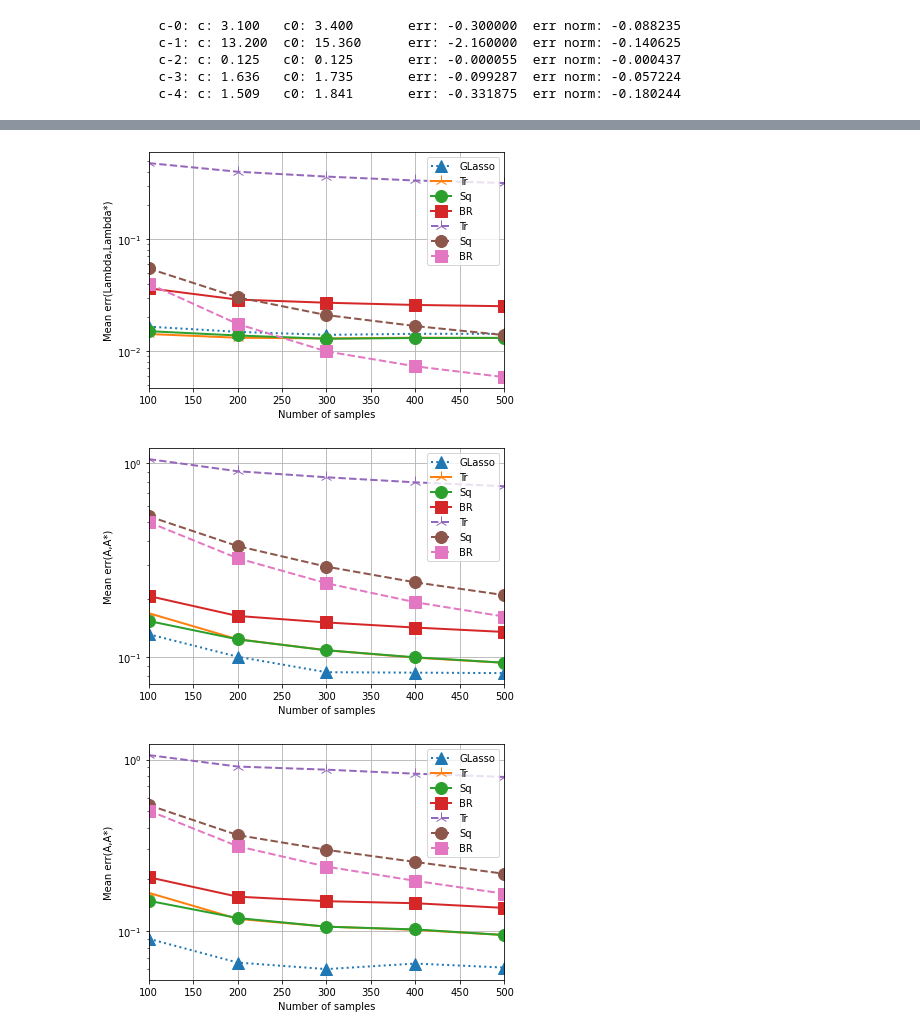
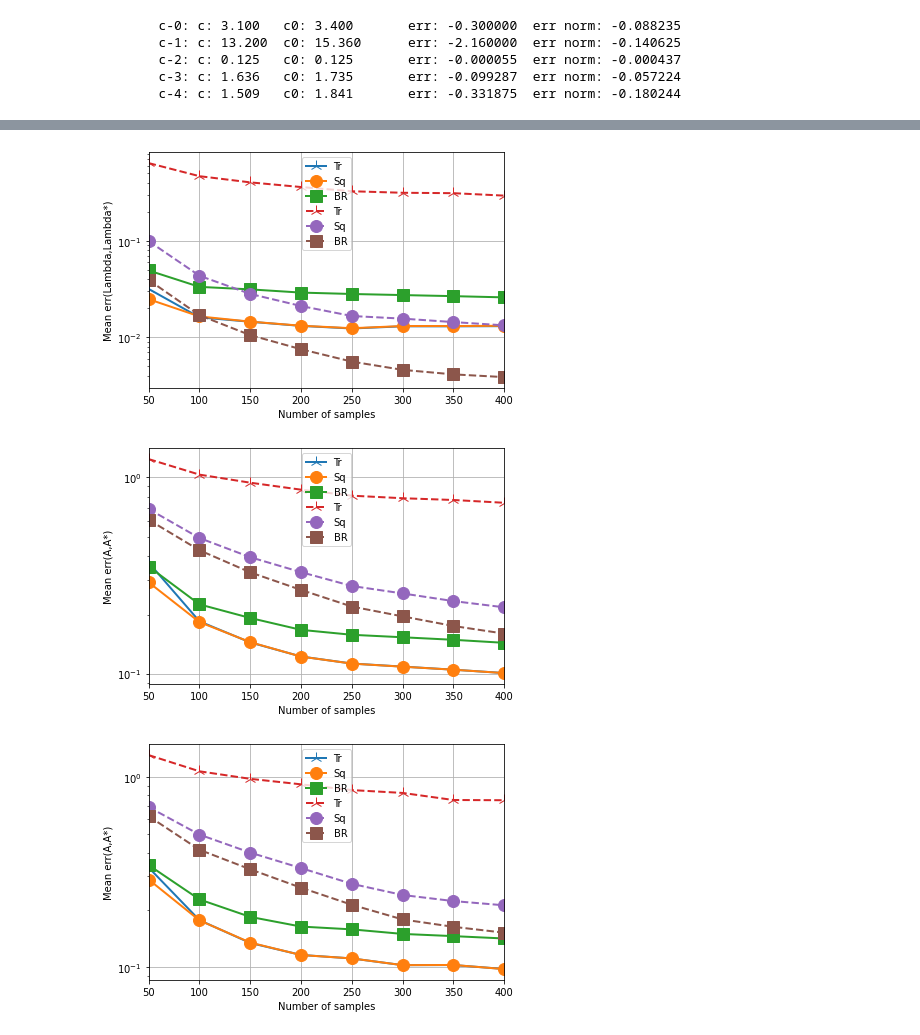
Before and after one commit to reysam93/motif_nti, a Jupyter notebook: stationary_gmrf.ipynb, the cells around one changed output, grey strips where cells are left out. Cells and saved outputs as stored; diff of their text form; code cells hidden in the pictures.

```diff
--- a/stationary_gmrf.ipynb
+++ b/stationary_gmrf.ipynb
@@ -103,9 +103,11 @@ def est_errs2(A, lamd, A_hat, lams_hat, sq_err=True):
     return err_A, err_lamb
 
 
-def plot_err(MM, models, err, ylab, semlogy=True, ylim=[]):
+def plot_err(MM, models, err, ylab, semlogy=True, ylim=[], skip=[]):
     plt.figure()
     for i, model in enumerate(models):
+        if i in skip:
+            continue
         if semlogy:
             plt.semilogy(MM, err[i,:], model['fmt'], label=model['name'],
                         linewidth=2, markersize=12)
@@ -182,9 +184,9 @@ plt.rcParams['figure.facecolor'] = 'white'
 # %%
 n_covs = 50  #100
 #MM = np.arange(300, 1501, 100)
-MM = [100, 150, 200, 250, 300, 350, 400]
+MM = [50, 100, 150, 200, 250, 300, 350, 400]
 K = 4
-iters = 30 # 50
+iters = 50 # 50
 
 GS = [
     lambda a, b : cp.sum(a)/b,
@@ -407,18 +425,19 @@ Cov-1, M-100: Model: Sq-True - Time(sec): 1.84e+03
 # %%
 err_A, err_lamd = est_errs(A, lambdas, As_hat, lamds_hat, sq_err=True)
+skip_idx = [0]
 
 mean_err_lam = np.mean(err_lamd, 2)
-plot_err(MM, models, mean_err_lam, 'Mean err(Lambda,Lambda*)')
-plt.savefig('tmp/err_lamb.png')
+plot_err(MM, models, mean_err_lam, 'Mean err(Lambda,Lambda*)', skip=skip_idx)
+plt.savefig(f'tmp/err_lamb_{iters}iters.png')
 
 mean_err_A = np.mean(err_A, 2)
-plot_err(MM, models, mean_err_A, 'Mean err(A,A*)')
-plt.savefig('tmp/err_A.png')
+plot_err(MM, models, mean_err_A, 'Mean err(A,A*)', skip=skip_idx)
+plt.savefig(f'tmp/err_A_{iters}iters.png')
 
 mean_err_A = np.median(err_A, 2)
-plot_err(MM, models, mean_err_A, 'Mean err(A,A*)')
-plt.savefig('tmp/err_A:med.png')
+plot_err(MM, models, mean_err_A, 'Mean err(A,A*)', skip=skip_idx)
+plt.savefig(f'tmp/err_A_med_{iters}iters.png')
 # %% [output]
-[figure, old version]
+[figure, new version]
-[figure, old version]
+[figure, new version]
-[figure, old version]
+[figure, new version]
```
Also changed, not shown: parts of 5 cells of this notebook.
